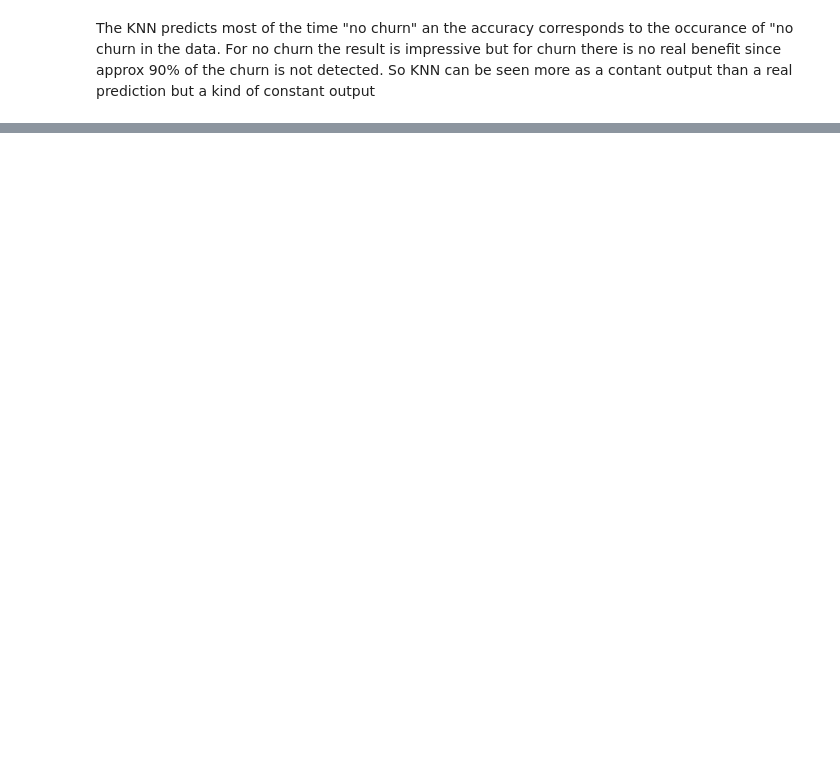
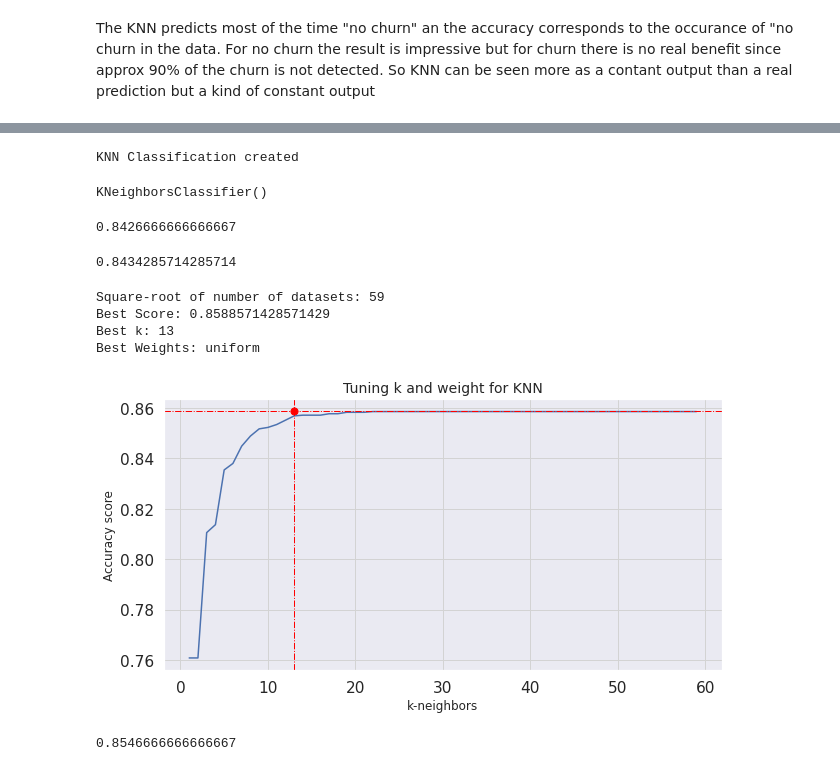
Before and after one commit to Parn1984/AIDA-Project-Team-C, a Jupyter notebook: KNN_classification.ipynb, the cells around one changed output, grey strips where cells are left out. Saved outputs shown, nothing was run; the diff lists cells and outputs as text; code cells hidden in the pictures; blank space fills up the shorter version.

```diff
--- a/KNN_classification.ipynb
+++ b/KNN_classification.ipynb
@@ -28,0 +27,2 @@ X_train, X_test, y_train, y_test = train_test_split(X, y, train_size=0.800)
+# %%
+data_dict = gen_bulk_data(file_path)
@@ -81,0 +153,8 @@ So KNN can be seen more as a contant output than a real prediction but a kind of
+# %%
+key = 'scaled'
+x_train = data_dict[key]['x_train']
+y_train = data_dict[key]['y_train']
+x_val = data_dict[key]['x_val']
+y_val = data_dict[key]['y_val']
+x_test = data_dict[key]['x_test']
+y_test = data_dict[key]['y_test']
@@ -81,0 +193,33 @@ So KNN can be seen more as a contant output than a real prediction but a kind of
+# %%
+my_classification = KNN_classification()
+# %% [output]
+KNN Classification created
+# %%
+print(my_classification.KNNmodel)
+# %% [output]
+KNeighborsClassifier()
+# %%
+my_classification.set_train(x_train, y_train)
+my_classification.set_test(x_test, y_test)
+my_classification.fit()
+my_classification.predict()
+# %%
+print(my_classification.get_test_accuracy())
+# %% [output]
+0.8426666666666667
+# %%
+print(my_classification.get_cross_validation_accuracy())
+# %% [output]
+0.8434285714285714
+# %%
+my_classification.tune_parameters()
+my_classification.print_tuning_results()
+my_classification.plot_tuning_k_results()
+print(my_classification.get_test_accuracy())
+# %% [output]
+Square-root of number of datasets: 59
+Best Score: 0.8588571428571429
+Best k: 13
+Best Weights: uniform
+[figure, added]
+0.8546666666666667
```
Also changed, not shown: parts of 24 cells of this notebook, 1 other file.
